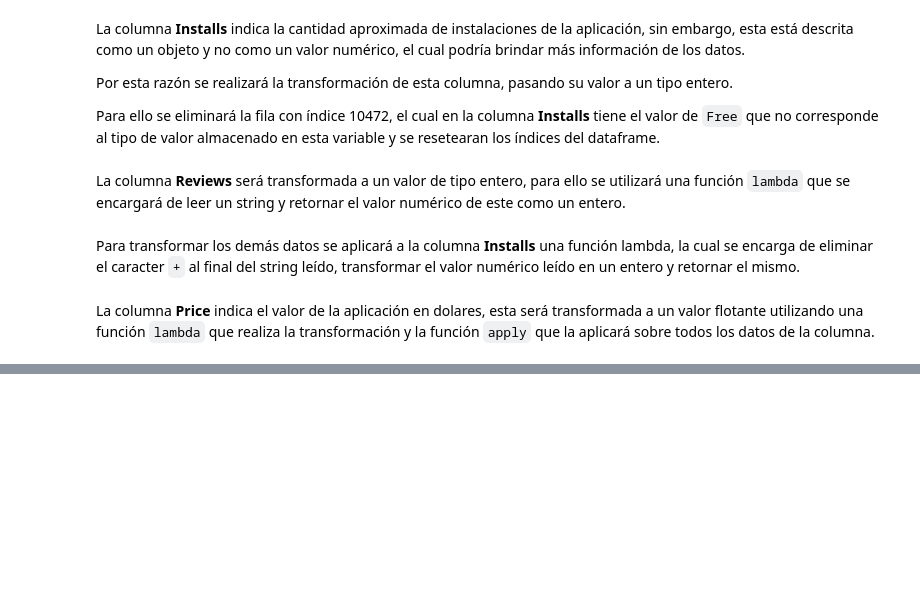
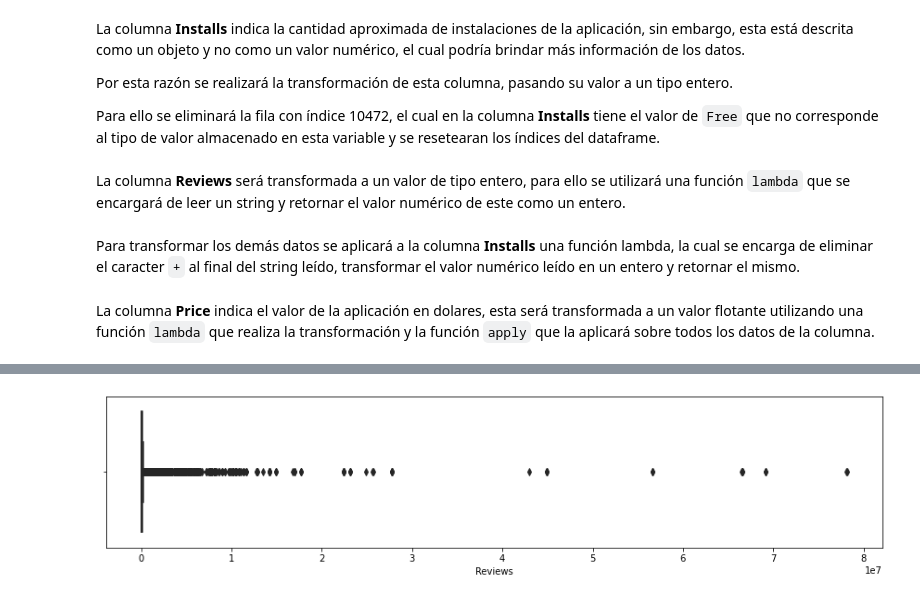
Before and after one commit to UN-things/IS-project, a Jupyter notebook: code.ipynb, the cells around one changed output, grey strips where cells are left out. Drawn from its saved outputs; the diff is of its cells as text; code cells hidden in the pictures; blank space fills up the shorter version.

```diff
--- a/code.ipynb
+++ b/code.ipynb
@@ -135,0 +274,5 @@ df.head()
+# %%
+plt.subplots(figsize=(15,3))
+sns.boxplot(df['Reviews'], color='green');
+# %% [output]
+[figure, added]
```
Also changed, not shown: parts of 33 cells of this notebook.
